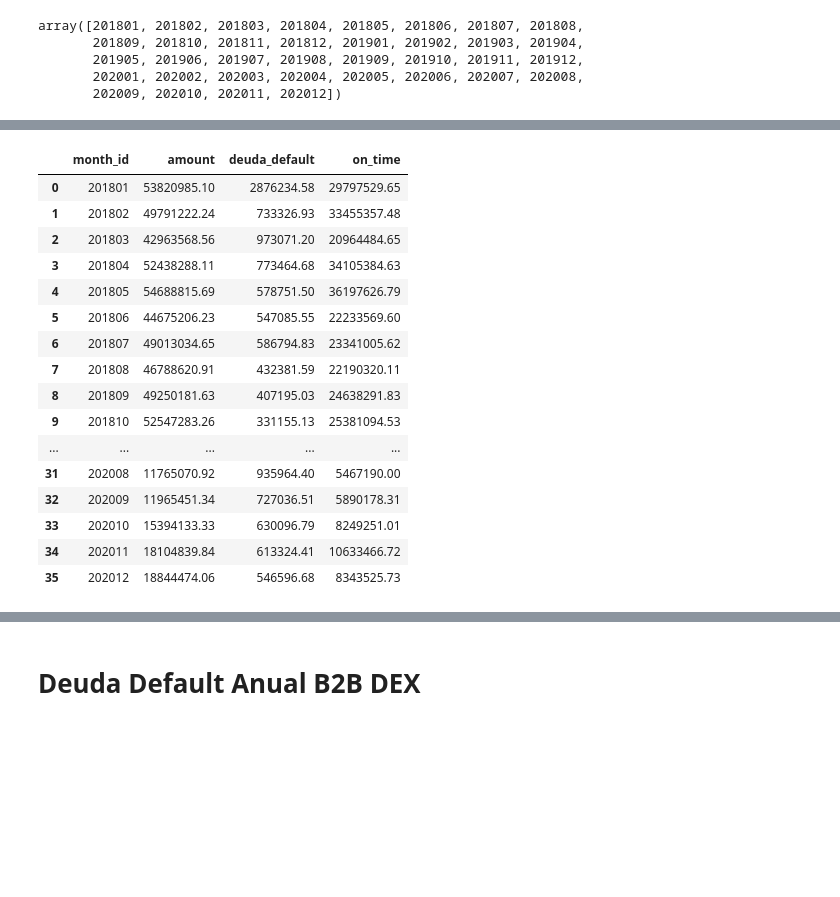
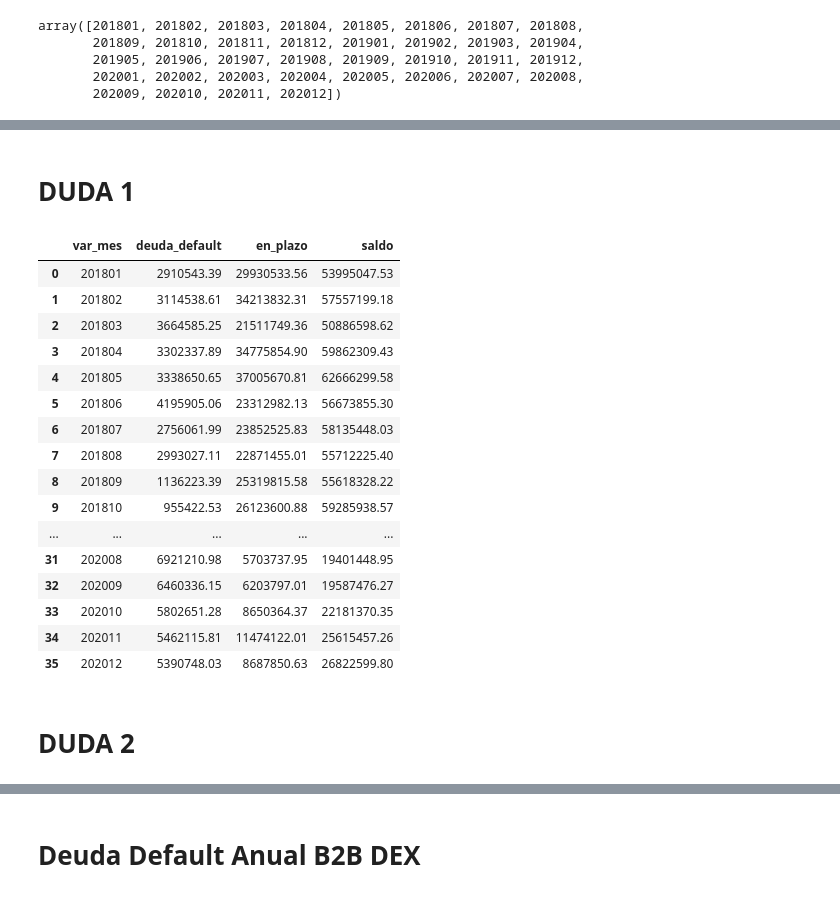
Before and after one commit to jbaraybar/dex_presentacion, a Jupyter notebook: presentacion.ipynb, the cells around one changed output, grey strips where cells are left out. Drawn from its saved outputs; the diff is of its cells as text; code cells hidden in the pictures; blank space fills up the shorter version.

```diff
--- a/presentacion.ipynb
+++ b/presentacion.ipynb
@@ -200,6 +185,6 @@ df.head()
 # %%
-df[['customer_dex_id']] = df['customer_dex_id'].astype('int64')
-df.iloc[:,5:] = df.iloc[:,5:].fillna(0)
+df[['dex_cliente_id']] = df['dex_cliente_id'].astype('int64')
+df.iloc[:,7:] = df.iloc[:,7:].fillna(0)
 # %%
 df.info()
 # %% [output]
@@ -252,8 +212,8 @@ df.shape
 # %%
-df['deuda_default'] = (df['delay_061_090_days']+
-                       df['delay_091_120_days']+df['delay_121_150_days']+
-                       df['delay_151_180_days']+df['delay_181_360_days']+
-                       df['delay_360_to_more'])
+df['deuda_default'] = (df['atr_61_90_dias']+
+                       df['atr_91_120_dias']+df['atr_121_150_dias']+
+                       df['atr_151_180_dias']+df['atr_181_360_dias']+
+                       df['atr_360_dias_a_mas'])
 # %%
 df
 # %% [output]
@@ -305,3 +265,3 @@ df[df['amount'] <= 0]
 # %%
-df = df[df['amount'] >=0]
-df
+#df = df[df['amount'] >= 0]
+#df
@@ -322,5 +268,5 @@ df
 # %%
 df['tipo_dex'] = np.where((df['type'] == 'GASTRONOMÍA') | (df['type'] == 'PANIFICACIÓN'),'B2B','CMP')
-df['flag_default'] = np.where(df['deuda_default'] > 0,1,0)
+#df['flag_default'] = np.where(df['deuda_default'] > 0,1,0)
 
-df['year'] = df['month_id'].astype(str).str.slice(stop=4)
+df['year'] = df['var_mes'].astype(str).str.slice(stop=4)
@@ -330,31 +372,35 @@ df_cmp = df[df['tipo_dex'] == 'CMP']
+# %% [markdown]
+# DUDA 1
 # %%
 temp = pd.pivot_table(
     df,
-    index=["month_id"],
-    aggfunc={"amount": "sum",
+    index=["var_mes"],
+    aggfunc={"saldo": "sum",
              "deuda_default": "sum",
-             "on_time": "sum"},
+             "en_plazo": "sum"},
 )
 temp = temp.reset_index()
 temp
 # %% [output]
-|  | month_id | amount | deuda_default | on_time |
-| 0 | 201801 | 53820985.10 | 2876234.58 | 29797529.65 |
-| 1 | 201802 | 49791222.24 | 733326.93 | 33455357.48 |
-| 2 | 201803 | 42963568.56 | 973071.20 | 20964484.65 |
-| 3 | 201804 | 52438288.11 | 773464.68 | 34105384.63 |
-| 4 | 201805 | 54688815.69 | 578751.50 | 36197626.79 |
-| 5 | 201806 | 44675206.23 | 547085.55 | 22233569.60 |
-| 6 | 201807 | 49013034.65 | 586794.83 | 23341005.62 |
-| 7 | 201808 | 46788620.91 | 432381.59 | 22190320.11 |
-| 8 | 201809 | 49250181.63 | 407195.03 | 24638291.83 |
-| 9 | 201810 | 52547283.26 | 331155.13 | 25381094.53 |
+|  | var_mes | deuda_default | en_plazo | saldo |
+| 0 | 201801 | 2910543.39 | 29930533.56 | 53995047.53 |
+| 1 | 201802 | 3114538.61 | 34213832.31 | 57557199.18 |
+| 2 | 201803 | 3664585.25 | 21511749.36 | 50886598.62 |
+| 3 | 201804 | 3302337.89 | 34775854.90 | 59862309.43 |
+| 4 | 201805 | 3338650.65 | 37005670.81 | 62666299.58 |
+| 5 | 201806 | 4195905.06 | 23312982.13 | 56673855.30 |
+| 6 | 201807 | 2756061.99 | 23852525.83 | 58135448.03 |
+| 7 | 201808 | 2993027.11 | 22871455.01 | 55712225.40 |
+| 8 | 201809 | 1136223.39 | 25319815.58 | 55618328.22 |
+| 9 | 201810 | 955422.53 | 26123600.88 | 59285938.57 |
 | ... | ... | ... | ... | ... |
-| 31 | 202008 | 11765070.92 | 935964.40 | 5467190.00 |
-| 32 | 202009 | 11965451.34 | 727036.51 | 5890178.31 |
-| 33 | 202010 | 15394133.33 | 630096.79 | 8249251.01 |
-| 34 | 202011 | 18104839.84 | 613324.41 | 10633466.72 |
-| 35 | 202012 | 18844474.06 | 546596.68 | 8343525.73 |
+| 31 | 202008 | 6921210.98 | 5703737.95 | 19401448.95 |
+| 32 | 202009 | 6460336.15 | 6203797.01 | 19587476.27 |
+| 33 | 202010 | 5802651.28 | 8650364.37 | 22181370.35 |
+| 34 | 202011 | 5462115.81 | 11474122.01 | 25615457.26 |
+| 35 | 202012 | 5390748.03 | 8687850.63 | 26822599.80 |
+# %% [markdown]
+# DUDA 2
 # %%
 # clientes únicos por año
 temp2 = pd.pivot_table(
```
Also changed, not shown: parts of 50 cells of this notebook.
